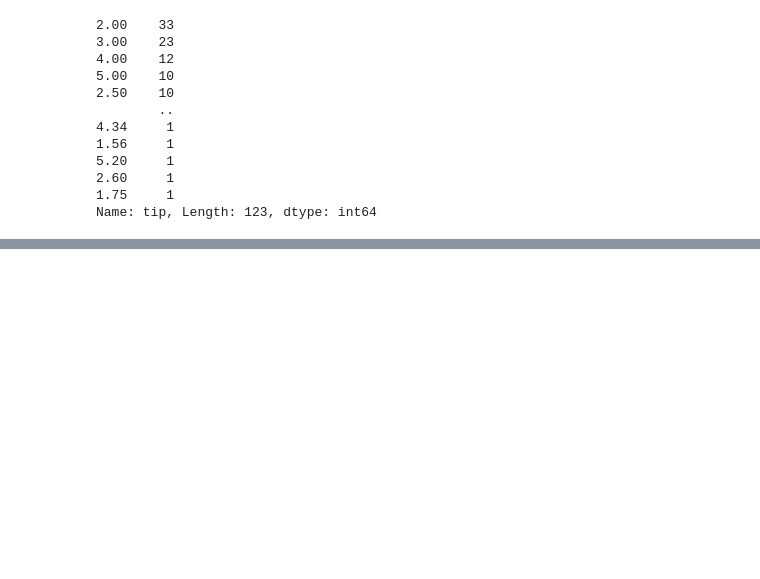
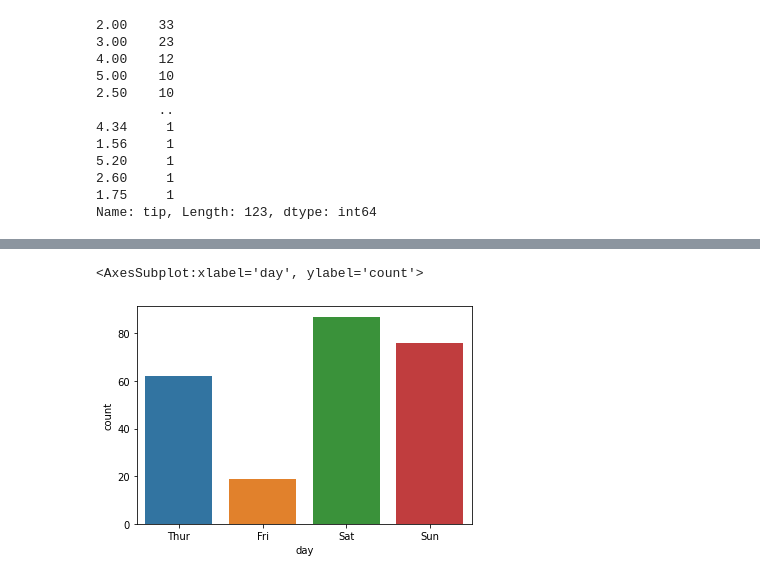
Before and after one commit to Sialsanwal/python, a Jupyter notebook: Seaborn.ipynb, the cells around one changed output, grey strips where cells are left out. Drawn from its saved outputs; the diff is of its cells as text; code cells hidden in the pictures; blank space fills up the shorter version.

```diff
--- a/Seaborn.ipynb
+++ b/Seaborn.ipynb
@@ -111,0 +130,5 @@ Name: tip, Length: 123, dtype: int64
+# %%
+sns.countplot("day", data=df)
+# %% [output]
+<AxesSubplot:xlabel='day', ylabel='count'>
+[figure, added]
```
Also changed, not shown: parts of 15 cells of this notebook.
